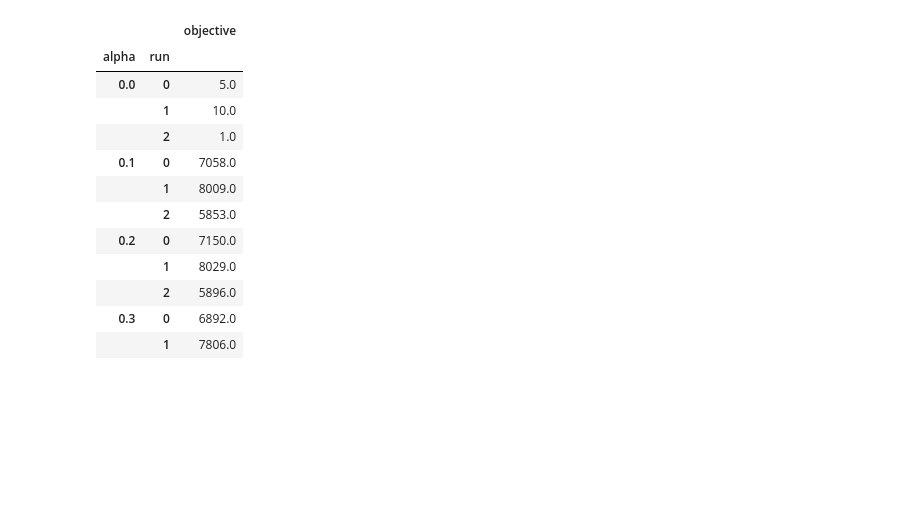
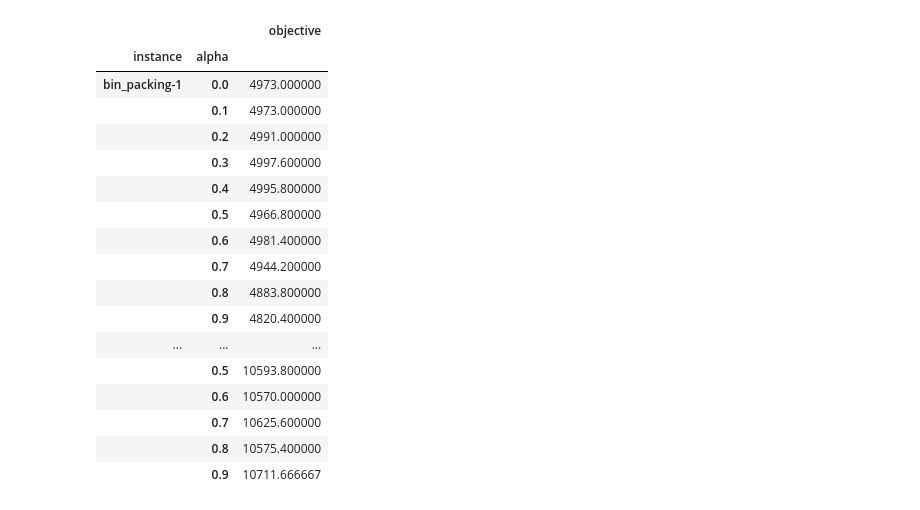
Before and after one commit to volesen/ammm-project, a Jupyter notebook: notebooks/tuning.ipynb, the cells around one changed output. Cells and saved outputs as stored; diff of their text form; code cells hidden in the pictures; blank space fills up the shorter version.

```diff
--- a/notebooks/tuning.ipynb
+++ b/notebooks/tuning.ipynb
@@ -2,7 +2,7 @@
 import os
 import sys
 # %%
-def get_last_objective(path: str) -> str:
+def get_last_objective(path: str) -> int:
     with open(path, "r") as f:
         lines = f.readlines()
 
@@ -19,16 +19,21 @@ for filename in os.listdir("../grasp_tuning"):
     if ext != ".out":
         continue
 
-    instance, size, run, alpha = name.split("-")
+    print(name)
+    instance, size, run, alpha, i = name.split("-")
 
     size = int(size)
-    run = int(run)
+    #    run = int(run)
     alpha = float(alpha)
+    i = int(i)
+
+    instance = instance + "-" + run
 
     try:
         objective = get_last_objective(f"../grasp_tuning/{filename}")
-    except:
+    except Exception as e:
+        print(e)
         print(f"Error reading {filename}", file=sys.stderr)
         continue
-    objectives.append((instance, size, alpha, run, objective))
+    objectives.append((instance, size, alpha, i, objective))
 # %% [output]
@@ -50,17 +88,22 @@ df.groupby(["alpha", "run"])["objective"].mean().unstack().plot()
 # %%
-mean_objective_df = df.groupby(["alpha", "run"])["objective"].mean().to_frame()
+mean_objective_df = df.groupby(["instance", "alpha"])["objective"].mean().to_frame()
 mean_objective_df
 # %% [output]
 |  |  | objective |
-| alpha | run |  |
-| 0.0 | 0 | 5.0 |
-|  | 1 | 10.0 |
-|  | 2 | 1.0 |
-| 0.1 | 0 | 7058.0 |
-|  | 1 | 8009.0 |
-|  | 2 | 5853.0 |
-| 0.2 | 0 | 7150.0 |
-|  | 1 | 8029.0 |
-|  | 2 | 5896.0 |
-| 0.3 | 0 | 6892.0 |
-|  | 1 | 7806.0 |
+| instance | alpha |  |
+| bin_packing-1 | 0.0 | 4973.000000 |
+|  | 0.1 | 4973.000000 |
+|  | 0.2 | 4991.000000 |
+|  | 0.3 | 4997.600000 |
+|  | 0.4 | 4995.800000 |
+|  | 0.5 | 4966.800000 |
+|  | 0.6 | 4981.400000 |
+|  | 0.7 | 4944.200000 |
+|  | 0.8 | 4883.800000 |
+|  | 0.9 | 4820.400000 |
+| ... | ... | ... |
+|  | 0.5 | 10593.800000 |
+|  | 0.6 | 10570.000000 |
+|  | 0.7 | 10625.600000 |
+|  | 0.8 | 10575.400000 |
+|  | 0.9 | 10711.666667 |
```
Also changed, not shown: parts of 6 cells of this notebook.
